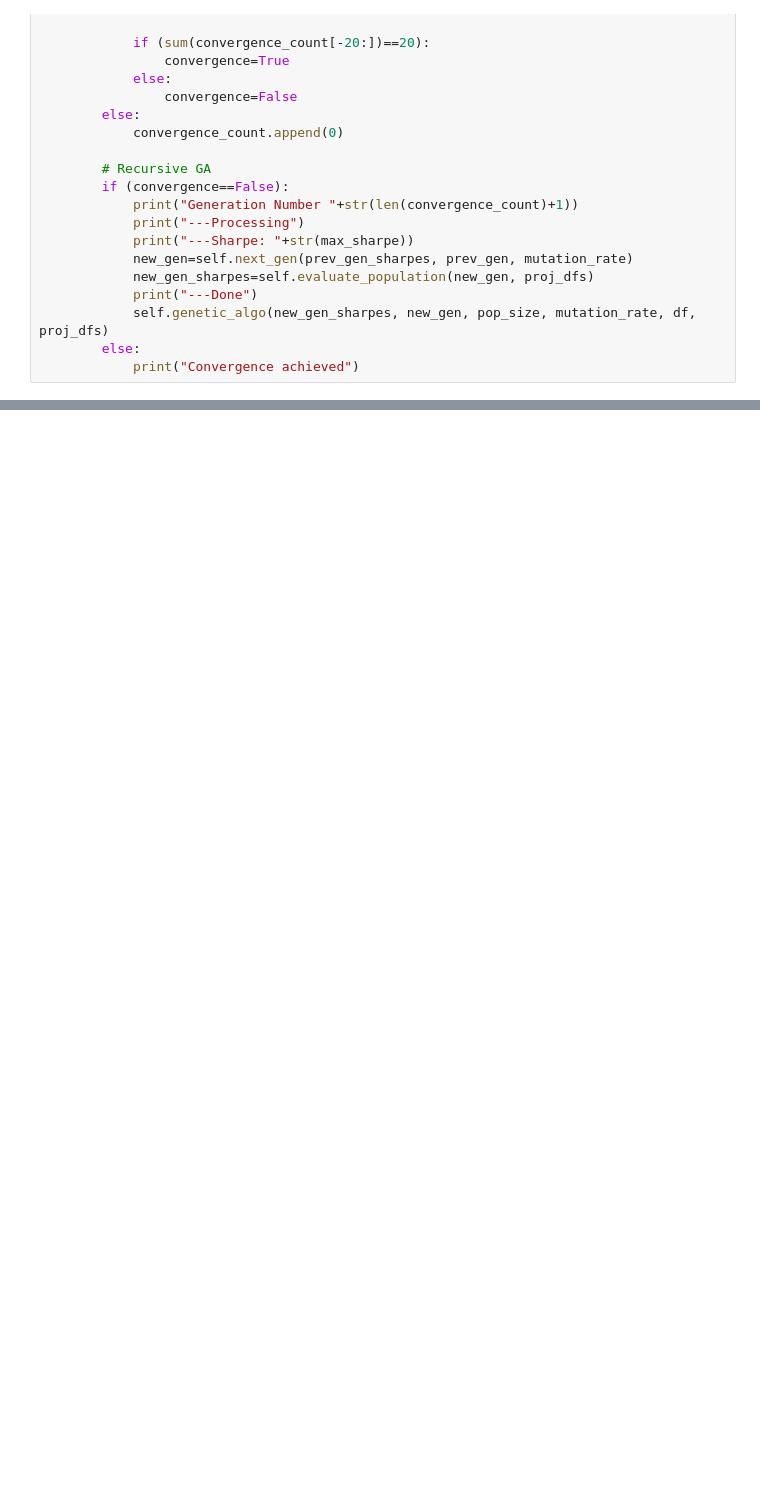
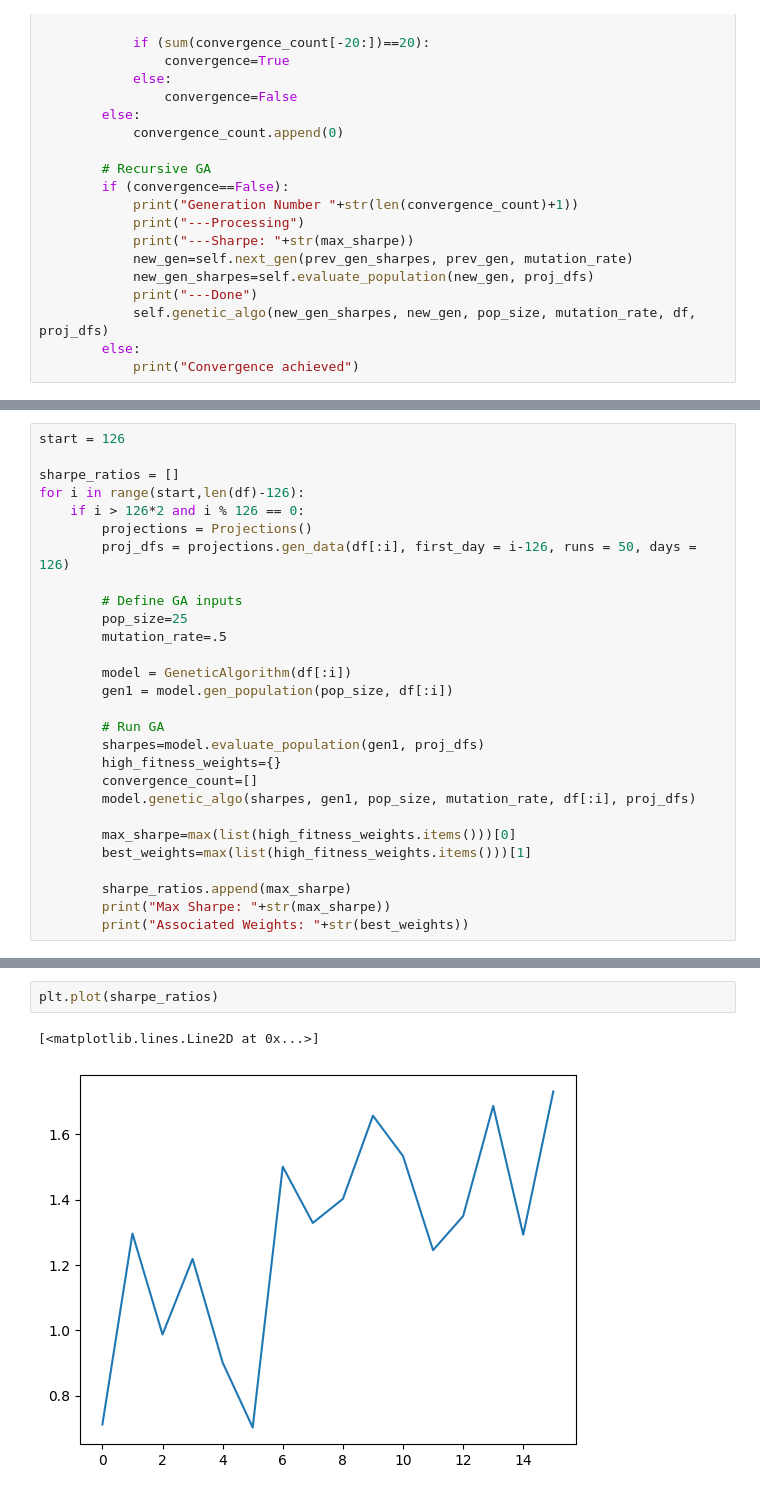
Before and after one commit to Ae-bii/uchicago-trading-2023, a Jupyter notebook: case3/analysis/genetic_algo_class.ipynb, the cells around one changed output, grey strips where cells are left out. Saved outputs shown, nothing was run; the diff lists cells and outputs as text; blank space fills up the shorter version.

Commit message:
implemented genetic algo to allocate

```diff
--- a/case3/analysis/genetic_algo_class.ipynb
+++ b/case3/analysis/genetic_algo_class.ipynb
@@ -246,0 +248,28 @@ Associated Weights: [ 0.00108082  0.02042552  0.11171091 -0.          0.27258331
+# %%
+start = 126
+
+sharpe_ratios = []
+for i in range(start,len(df)-126):
+    if i > 126*2 and i % 126 == 0:
+        projections = Projections()
+        proj_dfs = projections.gen_data(df[:i], first_day = i-126, runs = 50, days = 126)
+
+        # Define GA inputs
+        pop_size=25
+        mutation_rate=.5
+
+        model = GeneticAlgorithm(df[:i])
+        gen1 = model.gen_population(pop_size, df[:i])
+
+        # Run GA
+        sharpes=model.evaluate_population(gen1, proj_dfs)
+        high_fitness_weights={}
+        convergence_count=[]
+        model.genetic_algo(sharpes, gen1, pop_size, mutation_rate, df[:i], proj_dfs)
+
+        max_sharpe=max(list(high_fitness_weights.items()))[0]
+        best_weights=max(list(high_fitness_weights.items()))[1]
+
+        sharpe_ratios.append(max_sharpe)
+        print("Max Sharpe: "+str(max_sharpe))
+        print("Associated Weights: "+str(best_weights))
@@ -246,0 +482,5 @@ Associated Weights: [ 0.00108082  0.02042552  0.11171091 -0.          0.27258331
+# %%
+plt.plot(sharpe_ratios)
+# %% [output]
+[<matplotlib.lines.Line2D at 0x...>]
+[figure, added]
```
Also changed, not shown: parts of 6 cells of this notebook, 1 other file.
